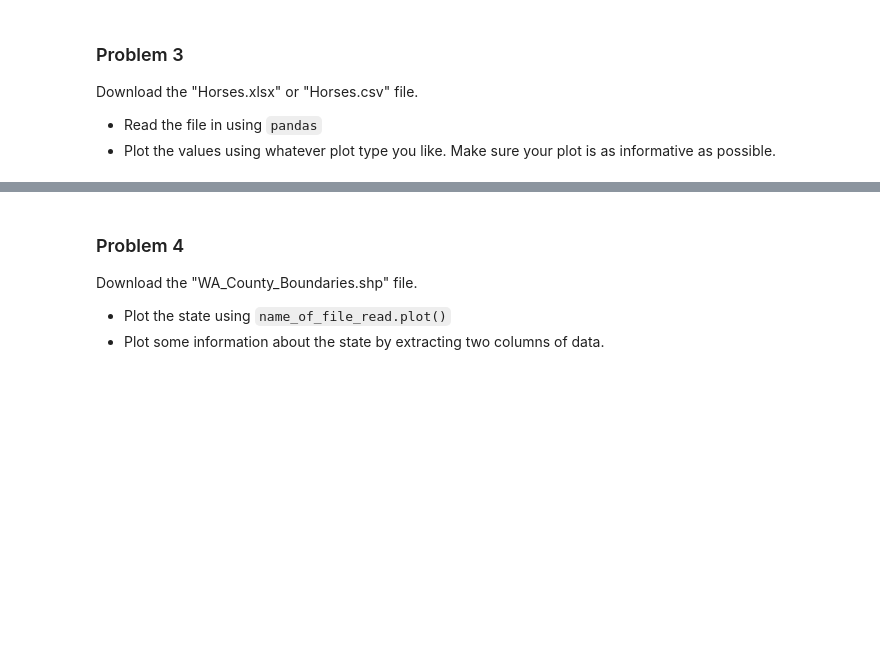
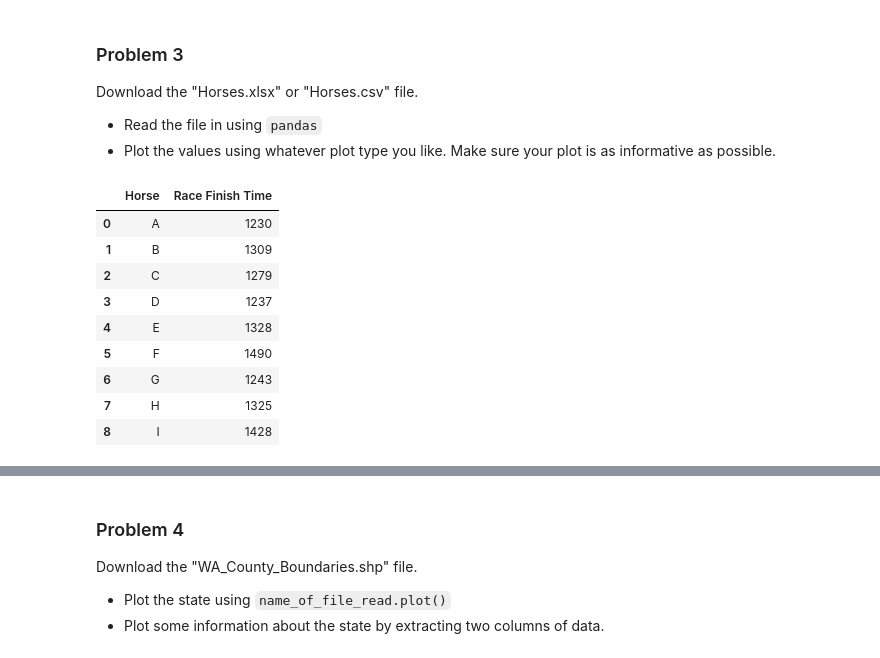
Before and after one commit to garrett-kepler/Math-300----Mathematical-Computing, a Jupyter notebook: Labs/Week 3 -- Data Science & Visualization/Week 3 Day 2 Lab.ipynb, the cells around one changed output, grey strips where cells are left out. Cells and saved outputs as stored; diff of their text form; code cells hidden in the pictures; blank space fills up the shorter version.

```diff
--- a/Labs/Week 3 -- Data Science & Visualization/Week 3 Day 2 Lab.ipynb
+++ b/Labs/Week 3 -- Data Science & Visualization/Week 3 Day 2 Lab.ipynb
@@ -11,3 +37,16 @@ Pick a function $f(x)$ you like and plot some values using `plt.scatter()`. Make
 Download the "Horses.xlsx" or "Horses.csv" file.
 - Read the file in using `pandas`
 - Plot the values using whatever plot type you like. Make sure your plot is as informative as possible.
+# %%
+pd.read_csv("Datasets/Horses.csv")
+# %% [output]
+|  | Horse | Race Finish Time |
+| 0 | A | 1230 |
+| 1 | B | 1309 |
+| 2 | C | 1279 |
+| 3 | D | 1237 |
+| 4 | E | 1328 |
+| 5 | F | 1490 |
+| 6 | G | 1243 |
+| 7 | H | 1325 |
+| 8 | I | 1428 |
```
Also changed, not shown: parts of 5 cells of this notebook, 2 other files.
